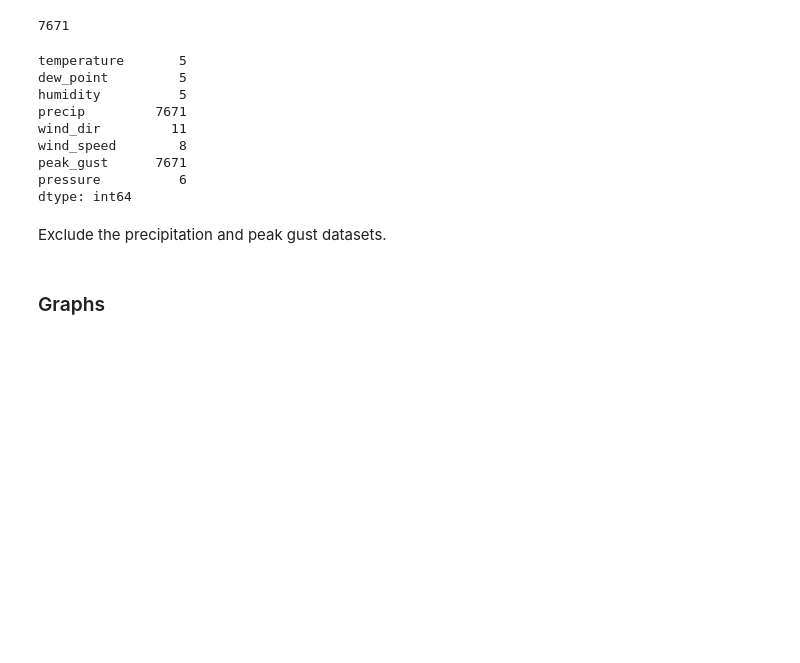
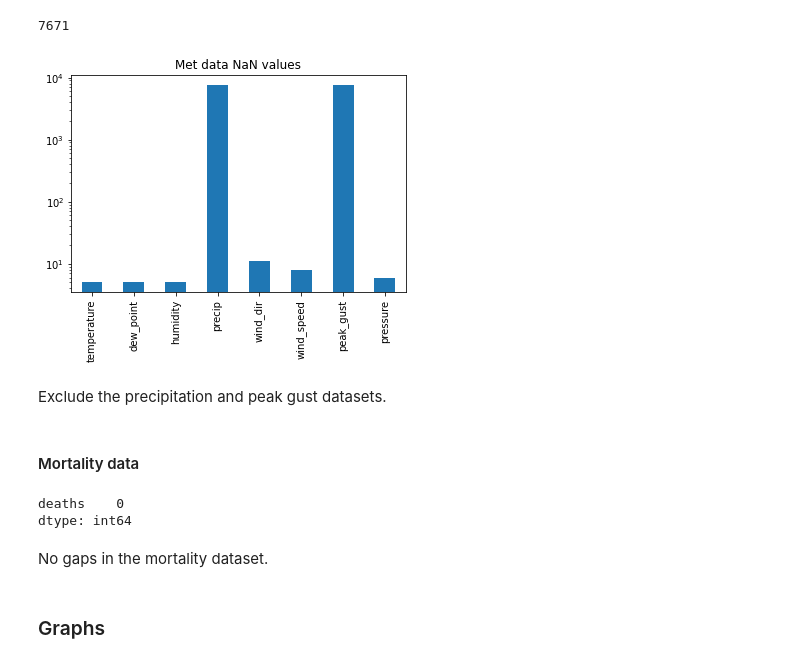
Before and after one commit to michellewl/AQmortality, a Jupyter notebook: mortality_model/borough_regression.ipynb, the cells around one changed output. Cells and saved outputs as stored; diff of their text form; code cells hidden in the pictures; blank space fills up the shorter version.

```diff
--- a/mortality_model/borough_regression.ipynb
+++ b/mortality_model/borough_regression.ipynb
@@ -234,19 +241,23 @@ len(daily_met_df)
 # %% [output]
 7671
 # %%
-daily_met_df.isna().sum()
+daily_met_df.isna().sum().plot.bar()
+plt.title("Met data NaN values")
+plt.yscale("log")
+plt.show()
 # %% [output]
-temperature       5
-dew_point         5
-humidity          5
-precip         7671
-wind_dir         11
-wind_speed        8
-peak_gust      7671
-pressure          6
-dtype: int64
+[figure, added]
 # %% [markdown]
 Exclude the precipitation and peak gust datasets.
+# %% [markdown]
+#### Mortality data
+# %%
+mortality_df.isna().sum()
+# %% [output]
+deaths    0
+dtype: int64
+# %% [markdown]
+No gaps in the mortality dataset.
 # %% [markdown]
 ### Graphs
 # %% [markdown]
```
Also changed, not shown: parts of 9 cells of this notebook.
